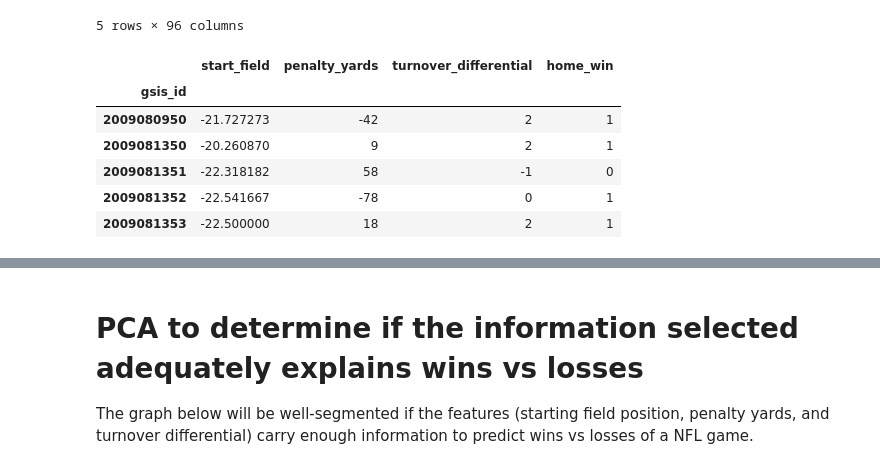
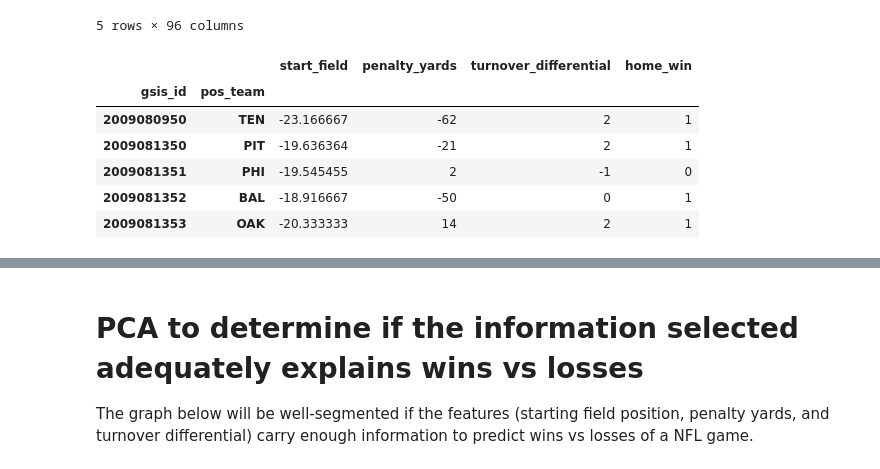
Before and after one commit to nrstott/nfldb_data_exploration, a Jupyter notebook: PCA.ipynb, the cells around one changed output, grey strips where cells are left out. Cells and saved outputs as stored; diff of their text form; code cells hidden in the pictures.

```diff
--- a/PCA.ipynb
+++ b/PCA.ipynb
@@ -20,6 +20,5 @@ drive = drive.loc[drive.start_field.notna() & drive.start_field.notnull()]
 drive.start_field = drive.start_field.astype(str).apply(remove_parens).astype(int)
 drive.end_field = drive.end_field.astype(str).apply(remove_parens).astype(int)
 drive['ended_in_opposing_territory'] = drive.end_field > 0
-drive = drive.set_index('drive_id')
 drive.head()
 # %% [output]
@@ -35,6 +33,5 @@ game = load_data('game.csv')
 game['away_win'] = game.away_score > game.home_score
 game['home_win'] = game.home_score > game.away_score
 game['turnover_differential'] = game.home_turnovers - game.away_turnovers
-game = game.set_index('gsis_id')
 game.head()
 # %% [output]
@@ -60,24 +56,24 @@ agg_play.head()
 | 2015091000 | 836 | 4 | 0 | 0 | 0 | 0 | 0 | ... |
 5 rows × 96 columns
 # %%
-game_drive = game.merge(drive, left_index=True, right_on='gsis_id')
+game_drive = game.merge(drive, left_on=['gsis_id', 'home_team'], right_on=['gsis_id', 'pos_team'])
 
 features = ['turnover_differential', 'avg_start_field', 'penalty_yds']
 
-grouped_game_drive = game_drive.groupby(['gsis_id'])
+grouped_game_drive = game_drive.groupby(['gsis_id', 'pos_team'])
 mean_start_field = grouped_game_drive['start_field'].mean()
 penalty_yards = grouped_game_drive['penalty_yards'].sum()
 turnover_differential = grouped_game_drive['turnover_differential'].first()
 home_win = grouped_game_drive['home_win'].first()
 
 agg_game_drive = pd.concat([mean_start_field, penalty_yards, turnover_differential, home_win], axis=1)
 agg_game_drive.home_win = agg_game_drive.home_win.astype(int)
 agg_game_drive.head()
 # %% [output]
-|  | start_field | penalty_yards | turnover_differential | home_win |
-| gsis_id |  |  |  |  |
-| 2009080950 | -21.727273 | -42 | 2 | 1 |
-| 2009081350 | -20.260870 | 9 | 2 | 1 |
-| 2009081351 | -22.318182 | 58 | -1 | 0 |
-| 2009081352 | -22.541667 | -78 | 0 | 1 |
-| 2009081353 | -22.500000 | 18 | 2 | 1 |
+|  |  | start_field | penalty_yards | turnover_differential | home_win |
+| gsis_id | pos_team |  |  |  |  |
+| 2009080950 | TEN | -23.166667 | -62 | 2 | 1 |
+| 2009081350 | PIT | -19.636364 | -21 | 2 | 1 |
+| 2009081351 | PHI | -19.545455 | 2 | -1 | 0 |
+| 2009081352 | BAL | -18.916667 | -50 | 0 | 1 |
+| 2009081353 | OAK | -20.333333 | 14 | 2 | 1 |
```
Also changed, not shown: parts of 8 cells of this notebook.
